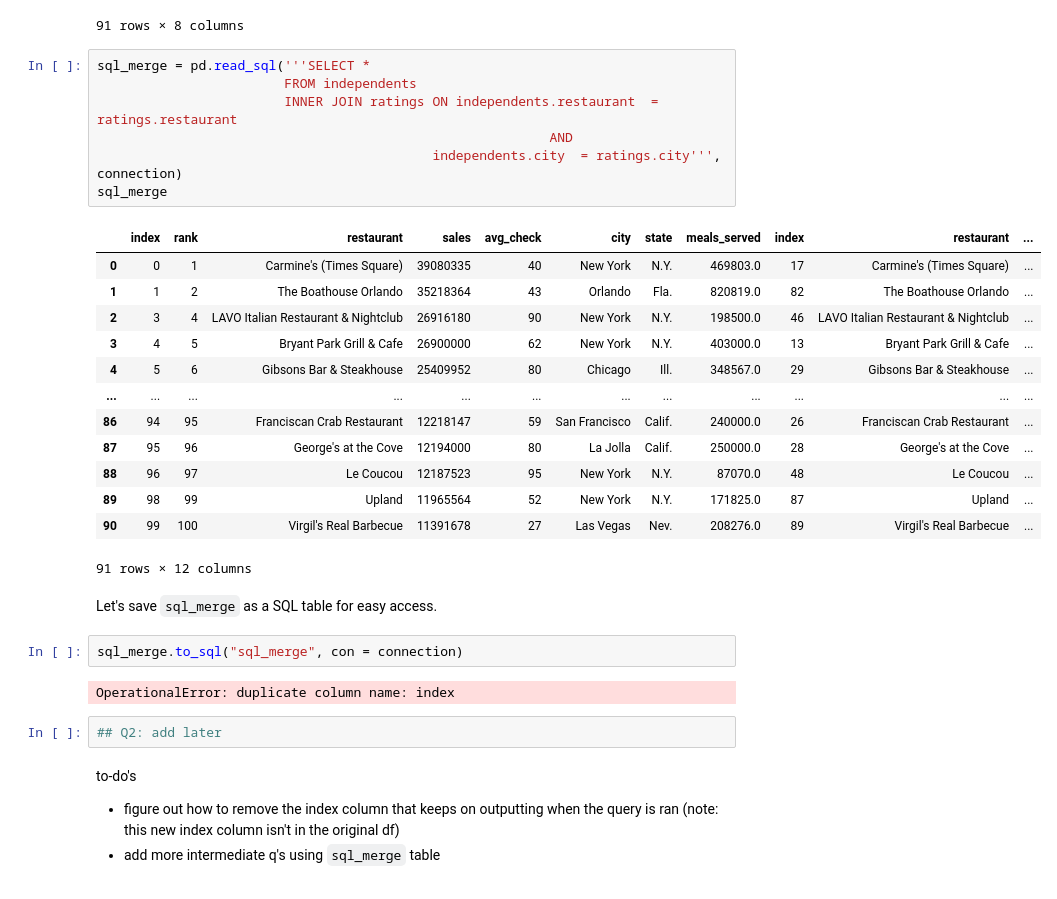
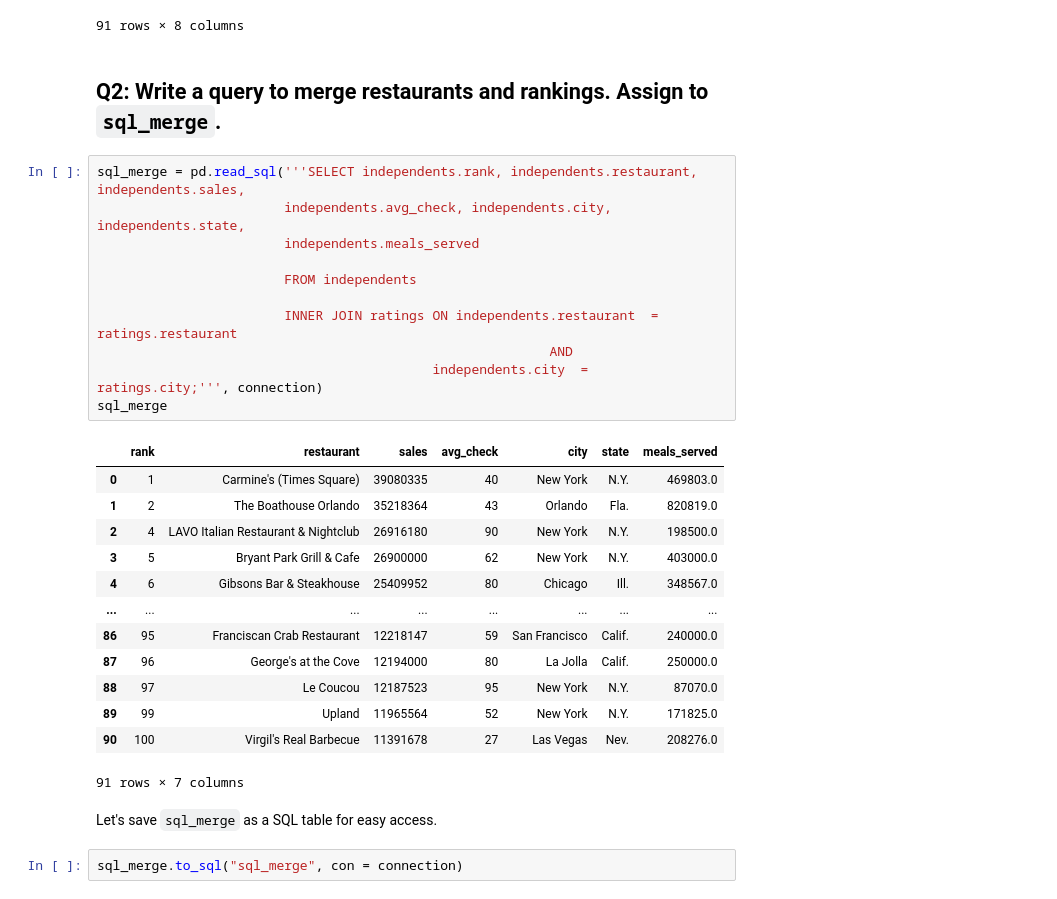
Before and after one commit to DS3Workshops/ds3-wi23-ds-tools-workshops, a Jupyter notebook: notebooks/ds3_sql_workshop.ipynb, the cells around one changed output. Saved outputs shown, nothing was run; the diff lists cells and outputs as text.

````diff
--- a/notebooks/ds3_sql_workshop.ipynb
+++ b/notebooks/ds3_sql_workshop.ipynb
@@ -198,36 +204,34 @@ pd_merge
 | 89 | 99 | Upland | 11965564 | 52 | New York | N.Y. | 171825.0 | 4.0 |
 | 90 | 100 | Virgil's Real Barbecue | 11391678 | 27 | Las Vegas | Nev. | 208276.0 | 4.0 |
 91 rows × 8 columns
+# %% [markdown]
+## Q2: Write a query to merge restaurants and rankings. Assign to ```sql_merge```.
 # %%
-sql_merge = pd.read_sql('''SELECT *
+sql_merge = pd.read_sql('''SELECT independents.rank, independents.restaurant, independents.sales,
+                        independents.avg_check, independents.city, independents.state,
+                        independents.meals_served
+
                         FROM independents
+
                         INNER JOIN ratings ON independents.restaurant  = ratings.restaurant
                                                           AND
-                                           independents.city  = ratings.city''', connection)
+                                           independents.city  = ratings.city;''', connection)
 sql_merge
 # %% [output]
-|  | index | rank | restaurant | sales | avg_check | city | state | meals_served | index | restaurant | ... |
-| 0 | 0 | 1 | Carmine's (Times Square) | 39080335 | 40 | New York | N.Y. | 469803.0 | 17 | Carmine's (Times Square) | ... |
-| 1 | 1 | 2 | The Boathouse Orlando | 35218364 | 43 | Orlando | Fla. | 820819.0 | 82 | The Boathouse Orlando | ... |
-| 2 | 3 | 4 | LAVO Italian Restaurant & Nightclub | 26916180 | 90 | New York | N.Y. | 198500.0 | 46 | LAVO Italian Restaurant & Nightclub | ... |
-| 3 | 4 | 5 | Bryant Park Grill & Cafe | 26900000 | 62 | New York | N.Y. | 403000.0 | 13 | Bryant Park Grill & Cafe | ... |
-| 4 | 5 | 6 | Gibsons Bar & Steakhouse | 25409952 | 80 | Chicago | Ill. | 348567.0 | 29 | Gibsons Bar & Steakhouse | ... |
-| ... | ... | ... | ... | ... | ... | ... | ... | ... | ... | ... | ... |
-| 86 | 94 | 95 | Franciscan Crab Restaurant | 12218147 | 59 | San Francisco | Calif. | 240000.0 | 26 | Franciscan Crab Restaurant | ... |
-| 87 | 95 | 96 | George's at the Cove | 12194000 | 80 | La Jolla | Calif. | 250000.0 | 28 | George's at the Cove | ... |
-| 88 | 96 | 97 | Le Coucou | 12187523 | 95 | New York | N.Y. | 87070.0 | 48 | Le Coucou | ... |
-| 89 | 98 | 99 | Upland | 11965564 | 52 | New York | N.Y. | 171825.0 | 87 | Upland | ... |
-| 90 | 99 | 100 | Virgil's Real Barbecue | 11391678 | 27 | Las Vegas | Nev. | 208276.0 | 89 | Virgil's Real Barbecue | ... |
+|  | rank | restaurant | sales | avg_check | city | state | meals_served |
+| 0 | 1 | Carmine's (Times Square) | 39080335 | 40 | New York | N.Y. | 469803.0 |
+| 1 | 2 | The Boathouse Orlando | 35218364 | 43 | Orlando | Fla. | 820819.0 |
+| 2 | 4 | LAVO Italian Restaurant & Nightclub | 26916180 | 90 | New York | N.Y. | 198500.0 |
+| 3 | 5 | Bryant Park Grill & Cafe | 26900000 | 62 | New York | N.Y. | 403000.0 |
+| 4 | 6 | Gibsons Bar & Steakhouse | 25409952 | 80 | Chicago | Ill. | 348567.0 |
+| ... | ... | ... | ... | ... | ... | ... | ... |
+| 86 | 95 | Franciscan Crab Restaurant | 12218147 | 59 | San Francisco | Calif. | 240000.0 |
+| 87 | 96 | George's at the Cove | 12194000 | 80 | La Jolla | Calif. | 250000.0 |
+| 88 | 97 | Le Coucou | 12187523 | 95 | New York | N.Y. | 87070.0 |
+| 89 | 99 | Upland | 11965564 | 52 | New York | N.Y. | 171825.0 |
+| 90 | 100 | Virgil's Real Barbecue | 11391678 | 27 | Las Vegas | Nev. | 208276.0 |
-91 rows × 12 columns
+91 rows × 7 columns
 # %% [markdown]
 Let's save ```sql_merge``` as a SQL table for easy access.
 # %%
 sql_merge.to_sql("sql_merge", con = connection)
-# %% [output]
-OperationalError: duplicate column name: index
-# %%
-## Q2: add later
-# %% [markdown]
-to-do's
-- figure out how to remove the index column that keeps on outputting when the query is ran (note: this new index column isn't in the original df)
-- add more intermediate q's using ```sql_merge``` table
````
Also changed, not shown: parts of 5 cells of this notebook.
